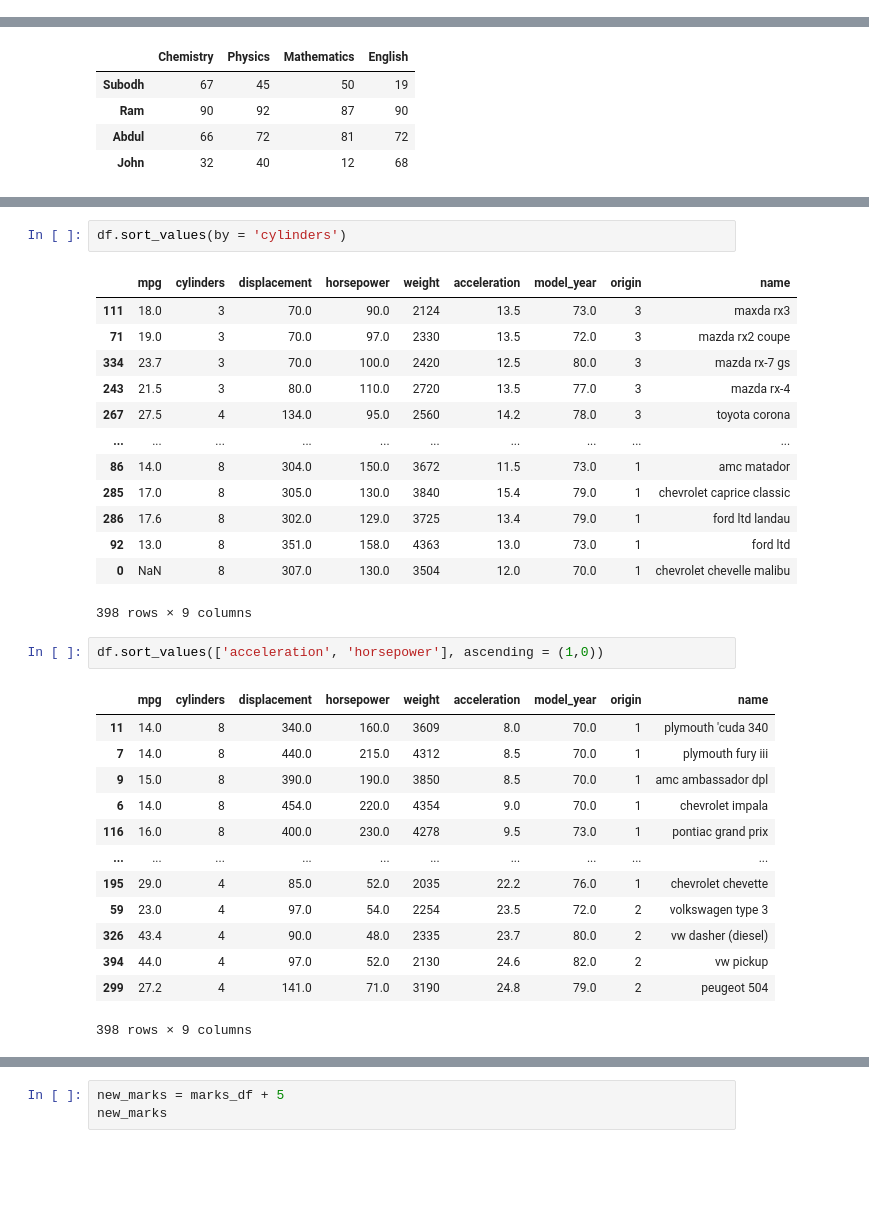
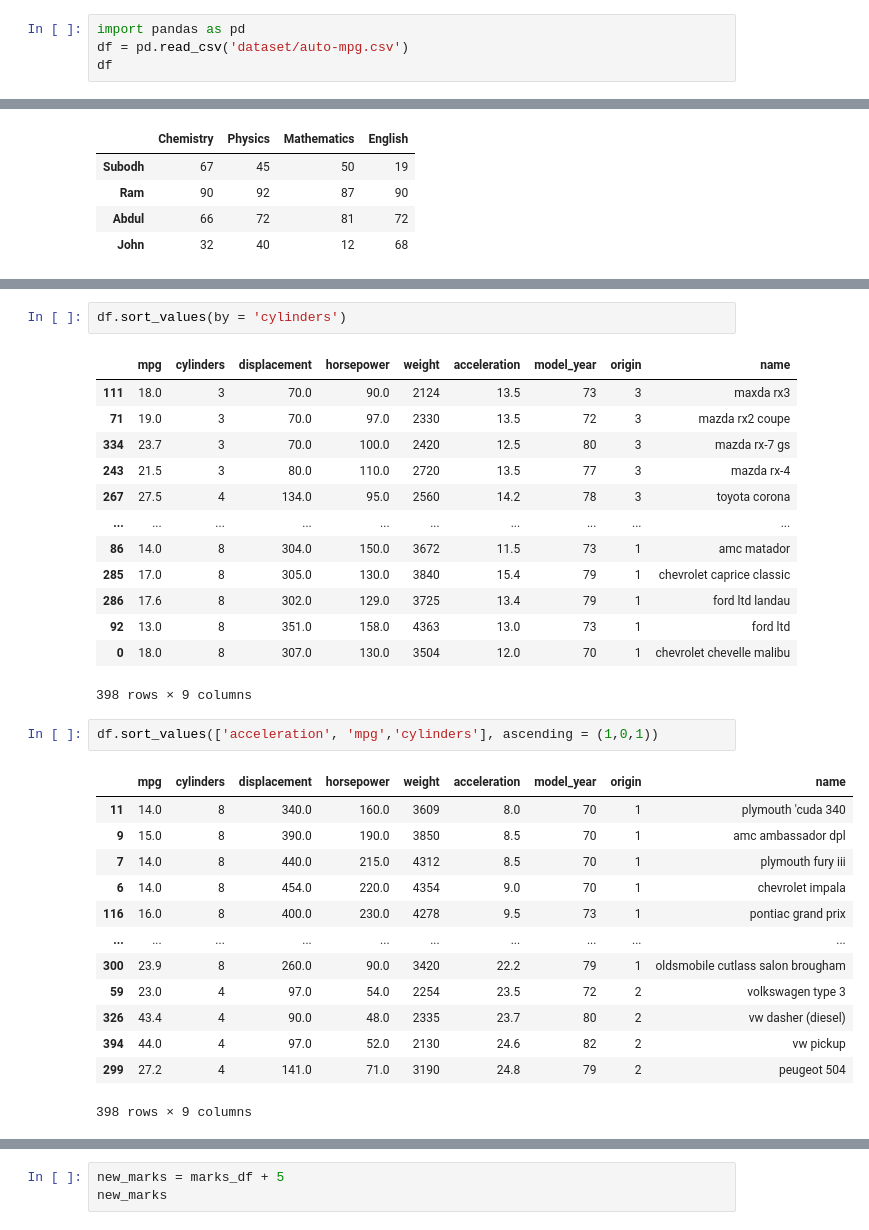
Before and after one commit to vipin11111/5thsem, a Jupyter notebook: pandas.ipynb, the cells around one changed output, grey strips where cells are left out. Saved outputs shown, nothing was run; the diff lists cells and outputs as text; blank space fills up the shorter version.

```diff
--- a/pandas.ipynb
+++ b/pandas.ipynb
@@ -328,0 +427,4 @@ df.fillna(23.5,inplace=True)
+# %%
+import pandas as pd
+df = pd.read_csv('dataset/auto-mpg.csv')
+df
@@ -558,32 +596,32 @@ marks_df.mask(f, 'Fail')
 df.sort_values(by = 'cylinders')
 # %% [output]
 |  | mpg | cylinders | displacement | horsepower | weight | acceleration | model_year | origin | name |
-| 111 | 18.0 | 3 | 70.0 | 90.0 | 2124 | 13.5 | 73.0 | 3 | maxda rx3 |
-| 71 | 19.0 | 3 | 70.0 | 97.0 | 2330 | 13.5 | 72.0 | 3 | mazda rx2 coupe |
-| 334 | 23.7 | 3 | 70.0 | 100.0 | 2420 | 12.5 | 80.0 | 3 | mazda rx-7 gs |
-| 243 | 21.5 | 3 | 80.0 | 110.0 | 2720 | 13.5 | 77.0 | 3 | mazda rx-4 |
-| 267 | 27.5 | 4 | 134.0 | 95.0 | 2560 | 14.2 | 78.0 | 3 | toyota corona |
+| 111 | 18.0 | 3 | 70.0 | 90.0 | 2124 | 13.5 | 73 | 3 | maxda rx3 |
+| 71 | 19.0 | 3 | 70.0 | 97.0 | 2330 | 13.5 | 72 | 3 | mazda rx2 coupe |
+| 334 | 23.7 | 3 | 70.0 | 100.0 | 2420 | 12.5 | 80 | 3 | mazda rx-7 gs |
+| 243 | 21.5 | 3 | 80.0 | 110.0 | 2720 | 13.5 | 77 | 3 | mazda rx-4 |
+| 267 | 27.5 | 4 | 134.0 | 95.0 | 2560 | 14.2 | 78 | 3 | toyota corona |
 | ... | ... | ... | ... | ... | ... | ... | ... | ... | ... |
-| 86 | 14.0 | 8 | 304.0 | 150.0 | 3672 | 11.5 | 73.0 | 1 | amc matador |
-| 285 | 17.0 | 8 | 305.0 | 130.0 | 3840 | 15.4 | 79.0 | 1 | chevrolet caprice classic |
-| 286 | 17.6 | 8 | 302.0 | 129.0 | 3725 | 13.4 | 79.0 | 1 | ford ltd landau |
-| 92 | 13.0 | 8 | 351.0 | 158.0 | 4363 | 13.0 | 73.0 | 1 | ford ltd |
-| 0 | NaN | 8 | 307.0 | 130.0 | 3504 | 12.0 | 70.0 | 1 | chevrolet chevelle malibu |
+| 86 | 14.0 | 8 | 304.0 | 150.0 | 3672 | 11.5 | 73 | 1 | amc matador |
+| 285 | 17.0 | 8 | 305.0 | 130.0 | 3840 | 15.4 | 79 | 1 | chevrolet caprice classic |
+| 286 | 17.6 | 8 | 302.0 | 129.0 | 3725 | 13.4 | 79 | 1 | ford ltd landau |
+| 92 | 13.0 | 8 | 351.0 | 158.0 | 4363 | 13.0 | 73 | 1 | ford ltd |
+| 0 | 18.0 | 8 | 307.0 | 130.0 | 3504 | 12.0 | 70 | 1 | chevrolet chevelle malibu |
 398 rows × 9 columns
 # %%
-df.sort_values(['acceleration', 'horsepower'], ascending = (1,0))
+df.sort_values(['acceleration', 'mpg','cylinders'], ascending = (1,0,1))
 # %% [output]
 |  | mpg | cylinders | displacement | horsepower | weight | acceleration | model_year | origin | name |
-| 11 | 14.0 | 8 | 340.0 | 160.0 | 3609 | 8.0 | 70.0 | 1 | plymouth 'cuda 340 |
-| 7 | 14.0 | 8 | 440.0 | 215.0 | 4312 | 8.5 | 70.0 | 1 | plymouth fury iii |
-| 9 | 15.0 | 8 | 390.0 | 190.0 | 3850 | 8.5 | 70.0 | 1 | amc ambassador dpl |
-| 6 | 14.0 | 8 | 454.0 | 220.0 | 4354 | 9.0 | 70.0 | 1 | chevrolet impala |
-| 116 | 16.0 | 8 | 400.0 | 230.0 | 4278 | 9.5 | 73.0 | 1 | pontiac grand prix |
+| 11 | 14.0 | 8 | 340.0 | 160.0 | 3609 | 8.0 | 70 | 1 | plymouth 'cuda 340 |
+| 9 | 15.0 | 8 | 390.0 | 190.0 | 3850 | 8.5 | 70 | 1 | amc ambassador dpl |
+| 7 | 14.0 | 8 | 440.0 | 215.0 | 4312 | 8.5 | 70 | 1 | plymouth fury iii |
+| 6 | 14.0 | 8 | 454.0 | 220.0 | 4354 | 9.0 | 70 | 1 | chevrolet impala |
+| 116 | 16.0 | 8 | 400.0 | 230.0 | 4278 | 9.5 | 73 | 1 | pontiac grand prix |
 | ... | ... | ... | ... | ... | ... | ... | ... | ... | ... |
-| 195 | 29.0 | 4 | 85.0 | 52.0 | 2035 | 22.2 | 76.0 | 1 | chevrolet chevette |
-| 59 | 23.0 | 4 | 97.0 | 54.0 | 2254 | 23.5 | 72.0 | 2 | volkswagen type 3 |
-| 326 | 43.4 | 4 | 90.0 | 48.0 | 2335 | 23.7 | 80.0 | 2 | vw dasher (diesel) |
-| 394 | 44.0 | 4 | 97.0 | 52.0 | 2130 | 24.6 | 82.0 | 2 | vw pickup |
-| 299 | 27.2 | 4 | 141.0 | 71.0 | 3190 | 24.8 | 79.0 | 2 | peugeot 504 |
+| 300 | 23.9 | 8 | 260.0 | 90.0 | 3420 | 22.2 | 79 | 1 | oldsmobile cutlass salon brougham |
+| 59 | 23.0 | 4 | 97.0 | 54.0 | 2254 | 23.5 | 72 | 2 | volkswagen type 3 |
+| 326 | 43.4 | 4 | 90.0 | 48.0 | 2335 | 23.7 | 80 | 2 | vw dasher (diesel) |
+| 394 | 44.0 | 4 | 97.0 | 52.0 | 2130 | 24.6 | 82 | 2 | vw pickup |
+| 299 | 27.2 | 4 | 141.0 | 71.0 | 3190 | 24.8 | 79 | 2 | peugeot 504 |
 398 rows × 9 columns
 # %%
```
Also changed, not shown: parts of 69 cells of this notebook, 14 other files.
